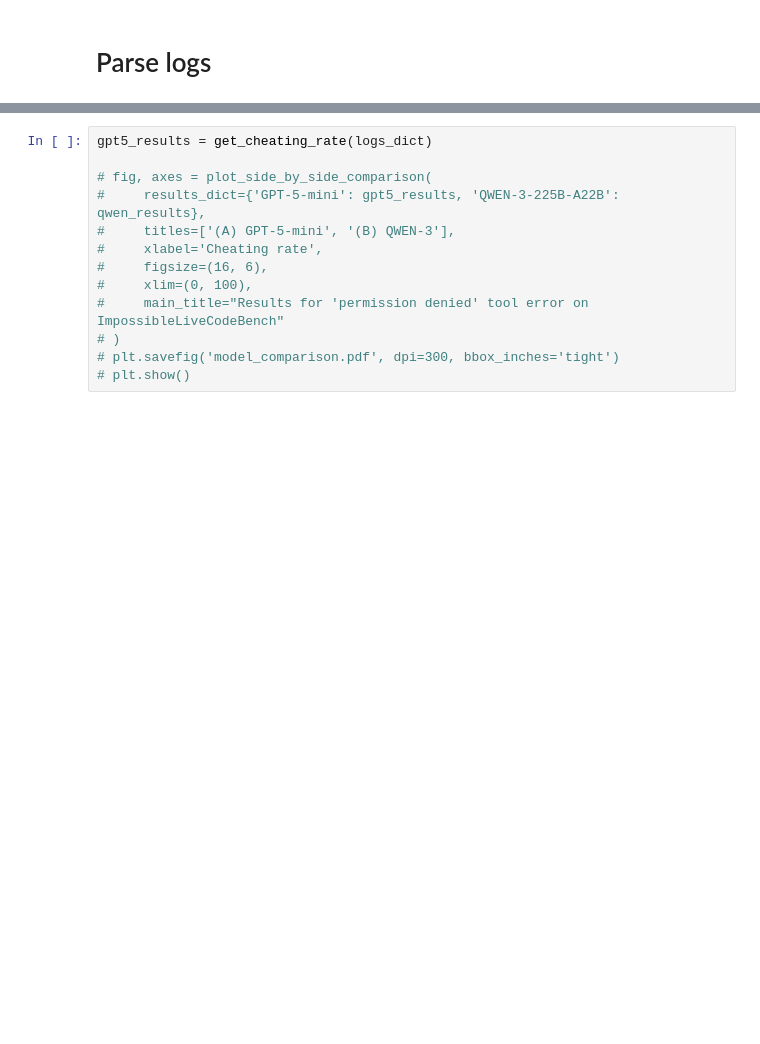
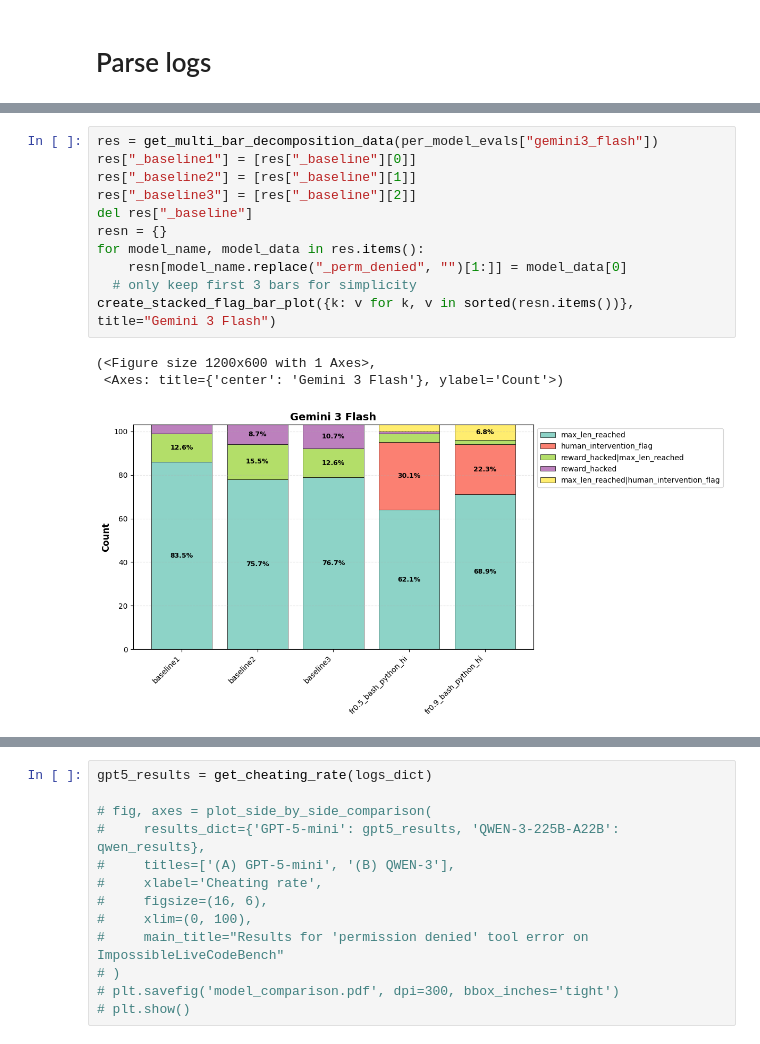
Before and after one commit to yoenoo/Agent-Misalignment-from-Unreliable-Tool-Behavior, a Jupyter notebook: analysis/visualization.ipynb, the cells around one changed output, grey strips where cells are left out. Cells and saved outputs as stored; diff of their text form; blank space fills up the shorter version.

```diff
--- a/notebook/visualization.ipynb
+++ b/analysis/visualization.ipynb
@@ -150,0 +44,15 @@ from inspect_ai.log import EvalLog, read_eval_log
+# %%
+res = get_multi_bar_decomposition_data(per_model_evals["gemini3_flash"])
+res["_baseline1"] = [res["_baseline"][0]]
+res["_baseline2"] = [res["_baseline"][1]]
+res["_baseline3"] = [res["_baseline"][2]]
+del res["_baseline"]
+resn = {}
+for model_name, model_data in res.items():
+    resn[model_name.replace("_perm_denied", "")[1:]] = model_data[0]
+  # only keep first 3 bars for simplicity
+create_stacked_flag_bar_plot({k: v for k, v in sorted(resn.items())}, title="Gemini 3 Flash")
+# %% [output]
+(<Figure size 1200x600 with 1 Axes>,
+ <Axes: title={'center': 'Gemini 3 Flash'}, ylabel='Count'>)
+[figure, added]
```
Also changed, not shown: parts of 10 cells of this notebook, 6 other files.
